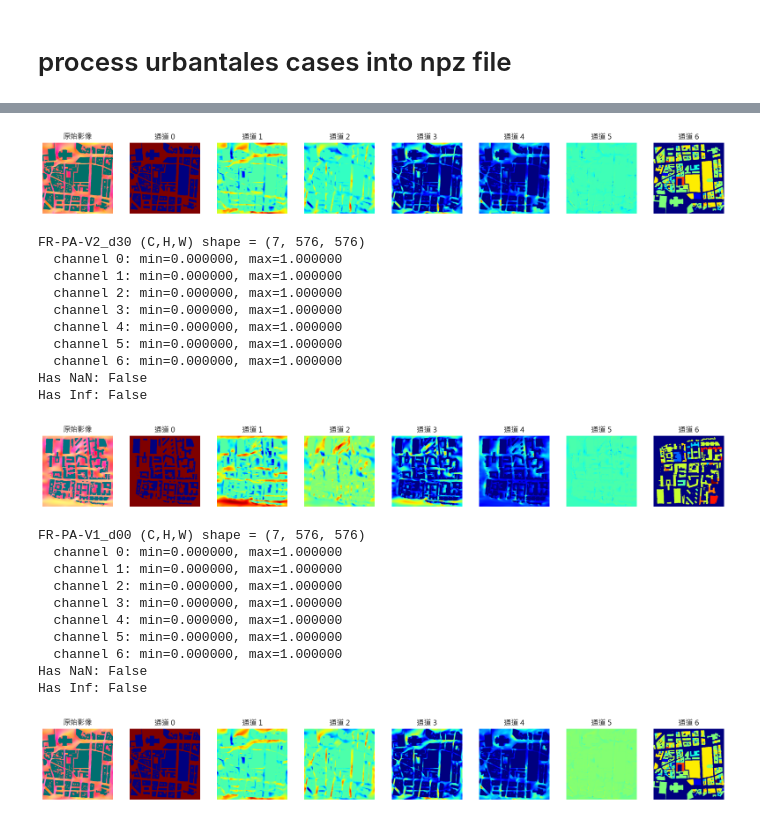
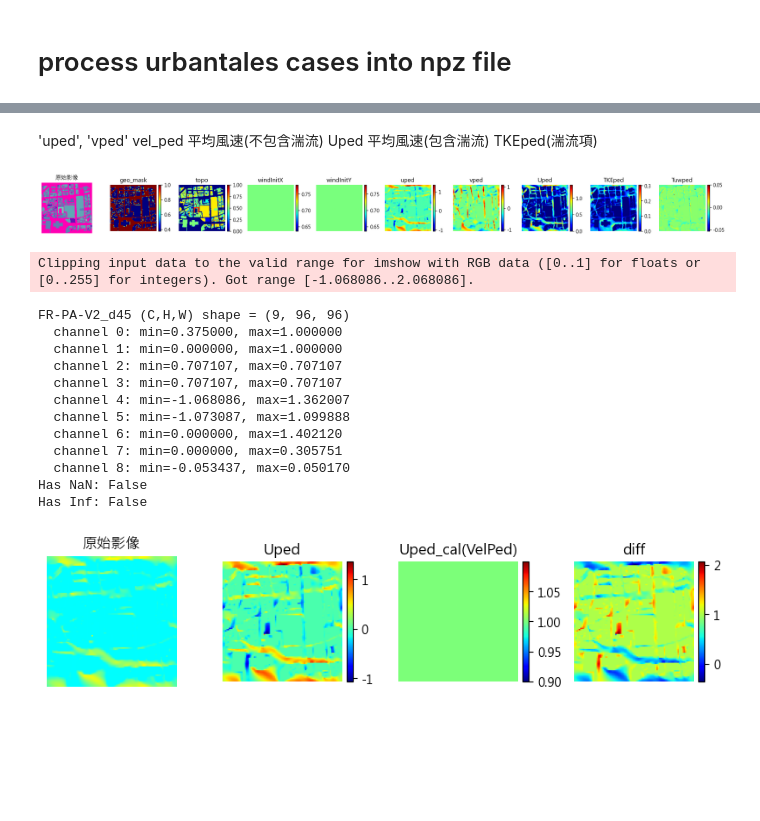
Before and after one commit to ms-112-scott/NCA_Research, a Jupyter notebook: E4_PI_NCA/notebooks/E4-0_preprocess-urbanTalesDataset.ipynb, the cells around one changed output, grey strips where cells are left out. Drawn from its saved outputs; the diff is of its cells as text; code cells hidden in the pictures; blank space fills up the shorter version.

```diff
--- a/E4_PI_NCA/notebooks/E4-0_preprocess-urbanTalesDataset.ipynb
+++ b/E4_PI_NCA/notebooks/E4-0_preprocess-urbanTalesDataset.ipynb
@@ -122,12 +124,13 @@ def nan_to_masked_CHW(CHW: np.ndarray) -> np.ndarray:
     """
     # 生成 mask (原本非 NaN = 1, NaN = 0)
     mask = (~np.isnan(CHW)).astype(np.float32)
+    # mask = mask[:, ::-1,:]
 
     # 補 0
-    CHW_clean = np.nan_to_num(CHW, nan=0.0)
+    CHW_clean = np.nan_to_num(CHW, nan=0)
 
     # concat mask
-    masked_CHW = np.concatenate([mask.mean(axis=0, keepdims=True),CHW_clean], axis=0)
+    masked_CHW = np.concatenate([mask.mean(axis=0, keepdims=True), CHW_clean], axis=0)
     return masked_CHW
 # %%
 from pathlib import Path
@@ -188,35 +236,55 @@ print("範例 case channel names:", channel_name_dict[example_case])
+# %% [markdown]
+'uped', 'vped' vel_ped 平均風速(不包含湍流) Uped 平均風速(包含湍流)  TKEped(湍流項)
 # %%
+channel_names = ["geo_mask", "topo", 'windInitX', 'windInitY',"uped", "vped", "Uped", "TKEped", "Tuwped"]
 # 將 keys 轉成 list，再隨機選一個
-for _ in range(3):
+for _ in range(1):
     print("\n")
     key = random.choice(list(case_dict.keys()))
     case = case_dict[key]
-    plt_HWC_split_channels(to_HWC(case))
+    plt_HWC_split_channels(to_HWC(case), channel_names=channel_names)
     print_tensor_stats(case, name=key)
 
     print("Has NaN:", np.isnan(to_HWC(case)).any())
     print("Has Inf:", np.isinf(to_HWC(case)).any())
+
+    # 計算 Uped_cal
+    Uped_cal = np.sqrt(case[2] ** 2 + case[3] ** 2)  # (H,W)
+    Uped_cal = np.expand_dims(Uped_cal, axis=0)  # (1,H,W)
+
+    # 真值 vs 計算值差異
+    Uped_true = case[4:5]  # (1,H,W)
+    Uped_diff = Uped_cal - Uped_true  # (1,H,W)
+
+    # --- 視覺化堆疊 ---
+    vis_data = np.concatenate([Uped_true, Uped_cal, Uped_diff], axis=0)  # (3,H,W)
+    # vis_data = norm_CHW(vis_data)
+    plt_HWC_split_channels(
+        to_HWC(vis_data), channel_names=["Uped", "Uped_cal(VelPed)", "diff"]
+    )
+    print_tensor_stats(vis_data, name="vis_data")
+
+    # --- 誤差指標 ---
+    mae = np.nanmean(np.abs(Uped_diff))
+    mse = np.nanmean(Uped_diff**2)
+    rmse = np.sqrt(mse)
+
+    print(f"MAE  = {mae:.6f}")
+    print(f"MSE  = {mse:.6f}")
+    print(f"RMSE = {rmse:.6f}")
 # %% [output]
-[figure, old version]
+[figure, new version]
-FR-PA-V2_d30 (C,H,W) shape = (7, 576, 576)
-  channel 0: min=0.000000, max=1.000000
-  channel 1: min=0.000000, max=1.000000
-  channel 2: min=0.000000, max=1.000000
-  channel 3: min=0.000000, max=1.000000
-  channel 4: min=0.000000, max=1.000000
-  channel 5: min=0.000000, max=1.000000
-  channel 6: min=0.000000, max=1.000000
-Has NaN: False
-Has Inf: False
+Clipping input data to the valid range for imshow with RGB data ([0..1] for floats or [0..255] for integers). Got range [-1.068086..2.068086].
+FR-PA-V2_d45 (C,H,W) shape = (9, 96, 96)
+  channel 0: min=0.375000, max=1.000000
+  channel 1: min=0.000000, max=1.000000
+  channel 2: min=0.707107, max=0.707107
+  channel 3: min=0.707107, max=0.707107
+  channel 4: min=-1.068086, max=1.362007
+  channel 5: min=-1.073087, max=1.099888
+  channel 6: min=0.000000, max=1.402120
+  channel 7: min=0.000000, max=0.305751
+  channel 8: min=-0.053437, max=0.050170
+Has NaN: False
+Has Inf: False
-[figure, old version]
+[figure, new version]
-FR-PA-V1_d00 (C,H,W) shape = (7, 576, 576)
-  channel 0: min=0.000000, max=1.000000
-  channel 1: min=0.000000, max=1.000000
-  channel 2: min=0.000000, max=1.000000
-  channel 3: min=0.000000, max=1.000000
-  channel 4: min=0.000000, max=1.000000
-  channel 5: min=0.000000, max=1.000000
-  channel 6: min=0.000000, max=1.000000
-Has NaN: False
-Has Inf: False
-[figure, removed]
```
Also changed, not shown: parts of 7 cells of this notebook, 6 other files.
